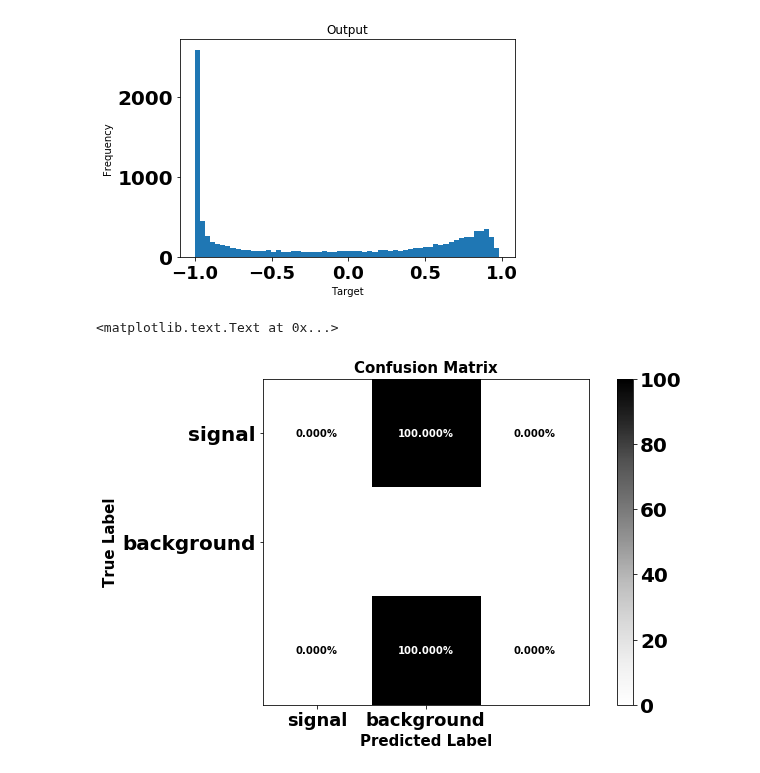
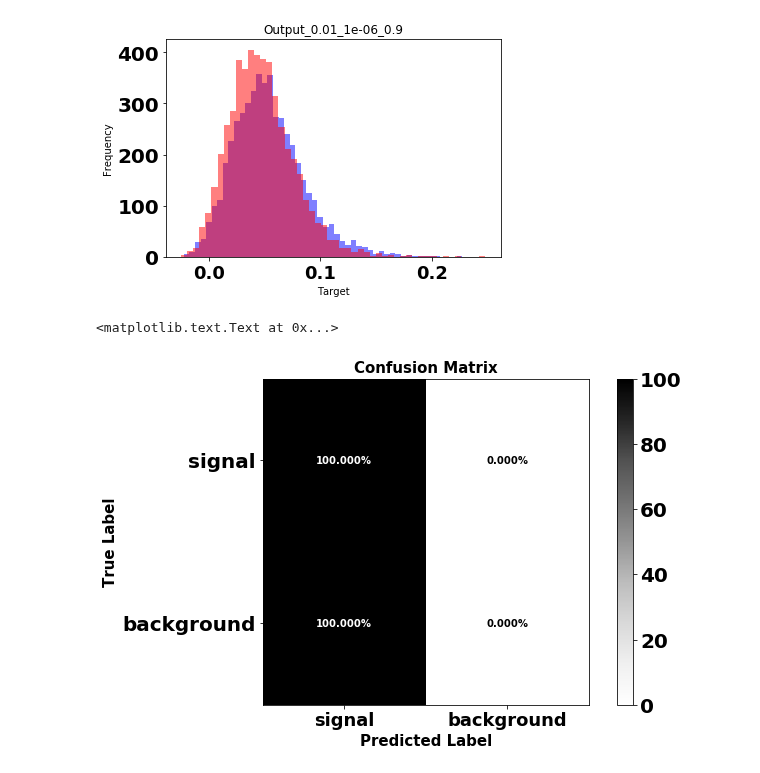
Before and after one commit to micaelverissimo/PtRelAnalysis, a Jupyter notebook: NeuralClassification.ipynb, the cells around one changed output. Saved outputs shown, nothing was run; the diff lists cells and outputs as text; code cells hidden in the pictures.

```diff
--- a/NeuralClassification.ipynb
+++ b/NeuralClassification.ipynb
@@ -45,7 +45,7 @@ all_signal = np.load(output+"/"+"lvbb125Matrix.npy")
 
 
 ZZ = np.load(output+"/"+"ZZMatrix.npy")[0:5000,:]
-trgt_ZZ = -1*np.ones(ZZ.shape[0])
+trgt_ZZ = 0*np.ones(ZZ.shape[0])
 
 all_ZZ = np.load(output+"/"+"ZZMatrix.npy")
 
@@ -95,6 +96,11 @@ CVO = cross_validation.StratifiedKFold(trgt,n_folds)
 CVO = list(CVO)
 
 classifiers = {}
+
+lr=0.01
+decay=1e-6
+momentum=0.9
+
 
 for ifold in range(n_folds):
     train_id, test_id = CVO[ifold]
@@ -129,7 +135,7 @@ for ifold in range(n_folds):
                         init='uniform'))
         model.add(Activation('tanh'))
 
-        sgd = SGD(lr=0.1, decay=1e-6, momentum=0.7)
+        sgd = SGD(lr, decay, momentum)
         model.compile(loss='mean_squared_error',
                       optimizer=sgd,
                       metrics=['accuracy'])
@@ -140,8 +146,8 @@ for ifold in range(n_folds):
         # Train model
         init_trn_desc = model.fit(data[train_id],
                                   trgt[train_id],
-                                  nb_epoch=50,
-                                  batch_size=8,
+                                  nb_epoch=100,
+                                  batch_size=4,
                                   callbacks=[earlyStopping],
                                   verbose=True,
                                   validation_data=(data[test_id],
@@ -173,6 +179,8 @@ Epoch 50/50
 # analyse train process - output distribution
 from sklearn.metrics import confusion_matrix
 import matplotlib.pyplot as plt
+
+save_point = "/home/isabella/Workspace/python/PtRelAnalysis/PtRelAnalysis/Results/"
 
 choose_fold = 0
 
@@ -190,11 +198,14 @@ norm_data = scaler.transform(data)
 output = classifiers[choose_fold].predict(norm_data)
 output_class = np.argmax(output,axis=1)
 
-plt.hist(output,60)
-plt.title("Output")
+plt.hist(output[trgt==1],50,color='b',alpha=0.5)
+plt.hist(output[trgt==0],50,color='r',alpha=0.5)
+plt.title('Output_'+str(lr)+'_'+str(decay)+'_'+str(momentum))
 plt.xlabel("Target")
 plt.ylabel("Frequency")
+plt.savefig(save_point+'/'+'Output_'+str(lr)+'_'+str(decay)+'_'+str(momentum)+'.pdf')
 plt.show()
+
 
 #n_rows = trgt.shape[1]
 #n_columns = output.shape[1]
@@ -232,7 +243,7 @@ plt.show()
 #        else:
 #            icolumn = icolumn+1
 # %% [output]
-[figure, old version]
+[figure, new version]
 # %%
 # analyse train process - confusion matrix
 from sklearn.metrics import confusion_matrix
@@ -251,9 +262,10 @@ elif norm == 'mapminmax':
 norm_data = scaler.transform(data)
 
 output = classifiers[choose_fold].predict(norm_data)
-output_class = np.argmax(output,axis=1)
+#output_class = np.argmax(output,axis=1)
 
-cm = confusion_matrix(trgt[test_id], output_class[test_id])
+
+cm = confusion_matrix(trgt[test_id], output_class[test_id], labels=[0,1])
 cm = cm.astype('float')/ cm.sum(axis=1)[:, np.newaxis]
 cm_normalized = 100.*cm
 
@@ -263,31 +275,32 @@ ax.set_aspect(1)
 
 im = ax.imshow(cm_normalized, interpolation='nearest', cmap=plt.cm.Greys,clim=(0.0, 100.0))
 
 width, height = cm_normalized.shape
+
 
 for x in xrange(width):
     for y in xrange(height):
         if cm_normalized[x][y] < 50.:
             ax.annotate('%1.3f%%'%(cm_normalized[x][y]), xy=(y, x),
                         horizontalalignment='center',
                         verticalalignment='center')
         else:
             ax.annotate('%1.3f%%'%(cm_normalized[x][y]), xy=(y, x),
                         horizontalalignment='center',
                         verticalalignment='center',color='white')
 
 ax.set_title('Confusion Matrix',fontweight='bold',fontsize=15)
 fig.colorbar(im)
 
 tick_marks = np.arange(len(data_labels))
 ax.xaxis.set_ticks(tick_marks)
 ax.xaxis.set_ticklabels(data_labels)
 
 ax.yaxis.set_ticks(tick_marks)
 ax.yaxis.set_ticklabels(data_labels)
 
 ax.set_ylabel('True Label',fontweight='bold',fontsize=15)
 ax.set_xlabel('Predicted Label',fontweight='bold',fontsize=15)
 # %% [output]
 <matplotlib.text.Text at 0x...>
-[figure, old version]
+[figure, new version]
```
Also changed, not shown: parts of 3 cells of this notebook.
